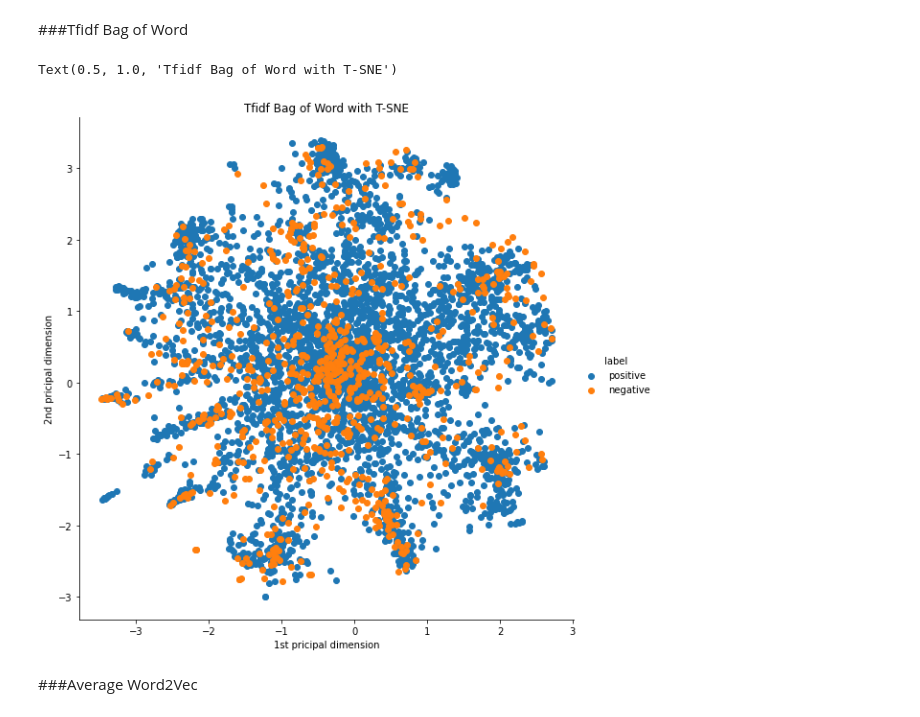
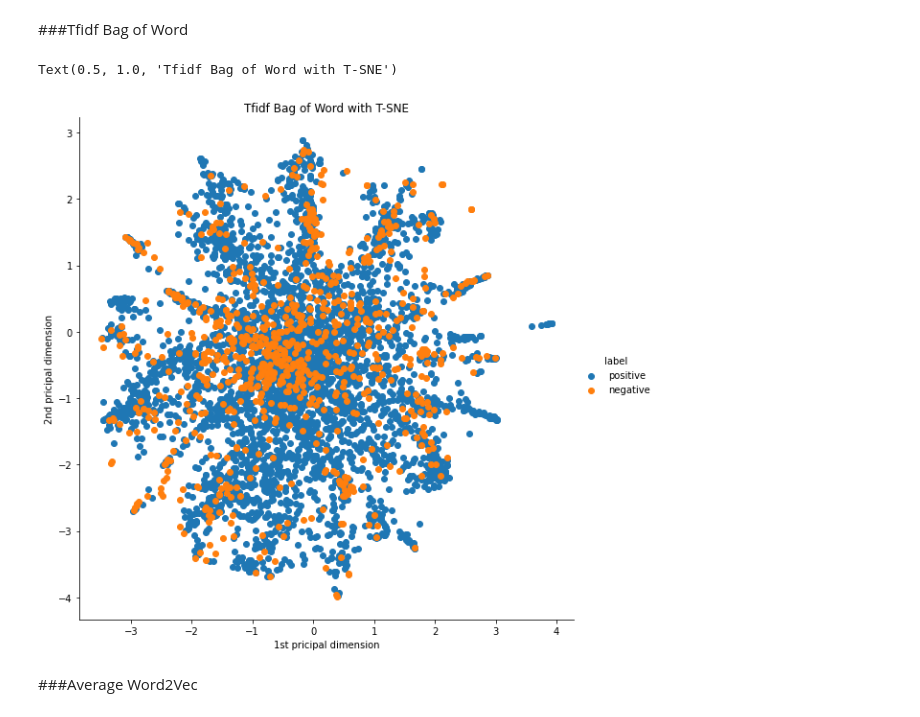
Before and after one commit to pSN0W/AI_Practice, a Jupyter notebook: T_SNE_on_Amazon_fine_food_review.ipynb, the cells around one changed output. Cells and saved outputs as stored; diff of their text form; code cells hidden in the pictures.

```diff
--- a/T_SNE_on_Amazon_fine_food_review.ipynb
+++ b/T_SNE_on_Amazon_fine_food_review.ipynb
@@ -695,17 +728,17 @@ Text(0.5, 1.0, 'Trigram Bag of Word with T-SNE')
 # %% [markdown]
 ###Tfidf Bag of Word
 # %%
-model = TSNE(n_components=2,n_iter=10000,perplexity=50)
+model = TSNE(n_components=2,n_iter=5000,perplexity=30)
 tsne_bow_tfidf = model.fit_transform(Bow_tfidf_amazon_arr)
 
 tsne_bow_tfidf_final = np.concatenate((tsne_bow_tfidf,label),axis=1)
 tsne_bow_tfidf_df = pd.DataFrame(data=tsne_bow_tfidf_final,columns=("1st pricipal dimension","2nd pricipal dimension","label"))
 
 sns.FacetGrid(tsne_bow_tfidf_df,hue="label",size=8).map(plt.scatter,"1st pricipal dimension","2nd pricipal dimension").add_legend()
 plt.title("Tfidf Bag of Word with T-SNE")
 # %% [output]
 Text(0.5, 1.0, 'Tfidf Bag of Word with T-SNE')
-[figure, old version]
+[figure, new version]
 # %% [markdown]
 ###Average Word2Vec
 # %%
```
Also changed, not shown: parts of 21 cells of this notebook.
